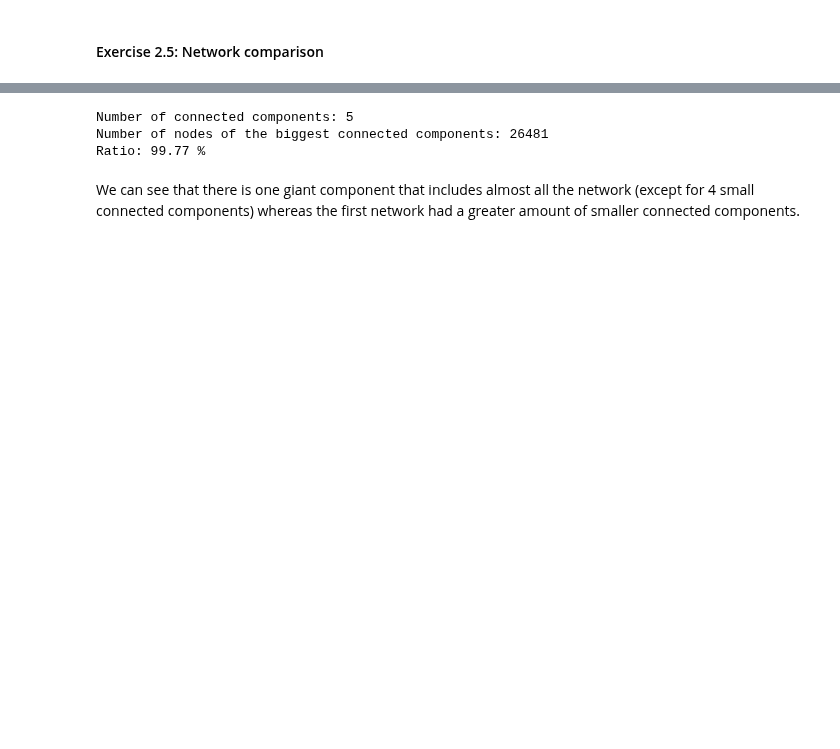
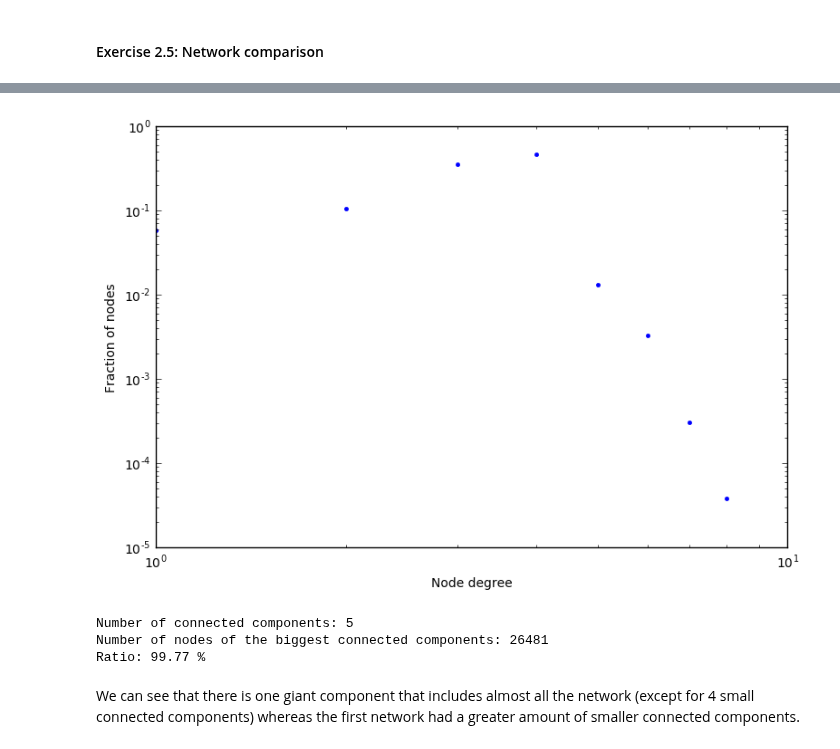
Before and after one commit to raphaelBarman/internetAnalytics, a Jupyter notebook: ix-lab2/notebooks/ix-lab2-notebook-part1.ipynb, the cells around one changed output, grey strips where cells are left out. Saved outputs shown, nothing was run; the diff lists cells and outputs as text; code cells hidden in the pictures; blank space fills up the shorter version.

```diff
--- a/ix-lab2/notebooks/ix-lab2-notebook-part1.ipynb
+++ b/ix-lab2/notebooks/ix-lab2-notebook-part1.ipynb
@@ -160 +177,20 @@ plt.show()
+# %%
+# We make the figure bigger
+plt.rcParams["figure.figsize"][0] = 9.0
+plt.rcParams["figure.figsize"][1] = 6.0
+
+# node_degree = nx.degree(graph)
+# degree_sequence=sorted(nx.degree(graph).values(),reverse=True)
+degree_sequence = np.array(nx.degree_histogram(graph))/nx.number_of_nodes(graph)
+sequence = np.arange(0,len(degree_sequence),1)
+
+# powerlaw = lambda x, gamma: gamma*np.mean(x)**gamma/x**(gamma+1)
+# degree_sequence = [float(x)/nx.number_of_nodes(graph) for x in degree_sequence]
+plt.loglog(sequence,degree_sequence,'.')
+# plt.loglog(sequence,powerlaw(sequence,0.001))
+plt.xlabel("Node degree")
+plt.ylabel("Fraction of nodes")
+plt.show()
+# %% [output]
+[figure, added]
 # %%
```
Also changed, not shown: parts of 18 cells of this notebook.
